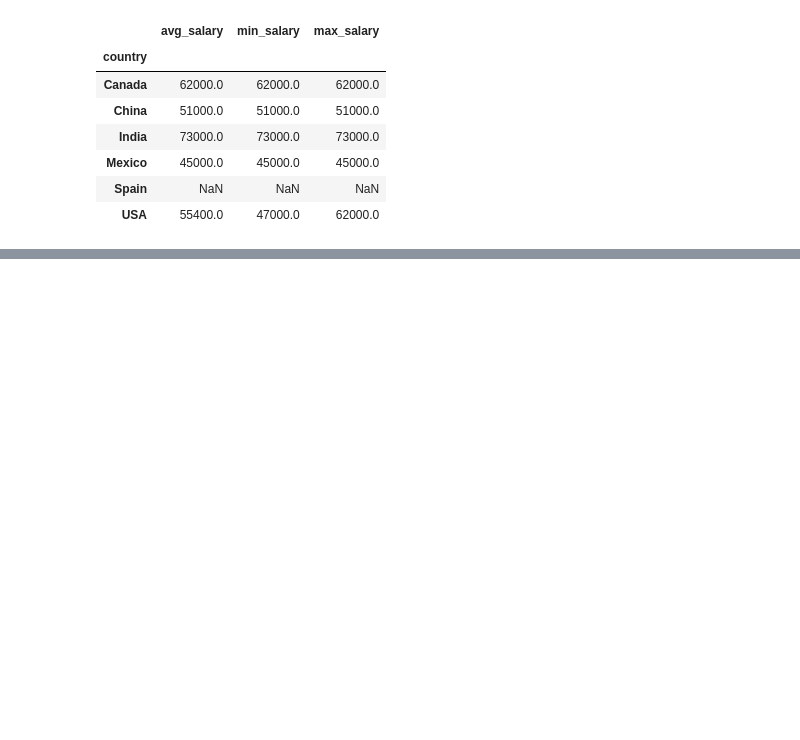
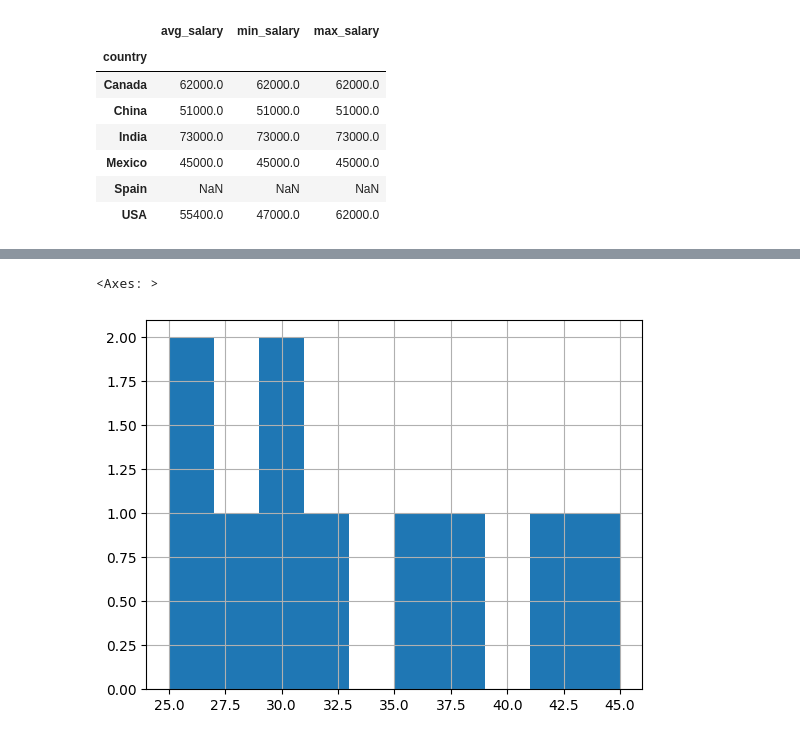
Before and after one commit to Ayushman2005/Machine_Learning, a Jupyter notebook: Pandas/Pandas.ipynb, the cells around one changed output, grey strips where cells are left out. Saved outputs shown, nothing was run; the diff lists cells and outputs as text; code cells hidden in the pictures; blank space fills up the shorter version.

```diff
--- a/Pandas/Pandas.ipynb
+++ b/Pandas/Pandas.ipynb
@@ -1255,0 +1324,2 @@ df.groupby("country")["income"].agg(avg_salary="mean", min_salary="min", max_sal
+# %%
+df = pd.read_csv("employee_data.csv")
@@ -1255,0 +1340,5 @@ df.groupby("country")["income"].agg(avg_salary="mean", min_salary="min", max_sal
+# %%
+df["Age"].hist()
+# %% [output]
+<Axes: >
+[figure, added]
```
Also changed, not shown: parts of 14 cells of this notebook.
